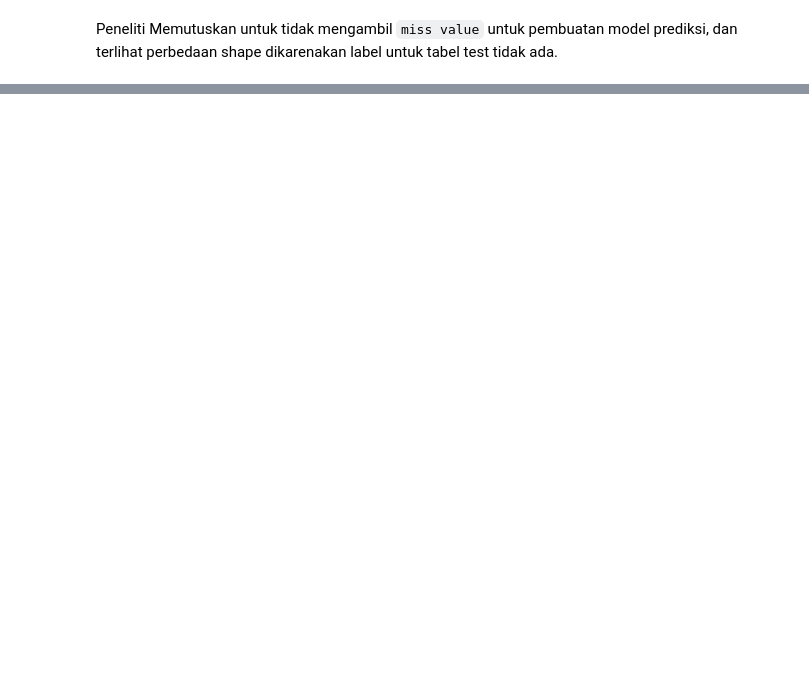
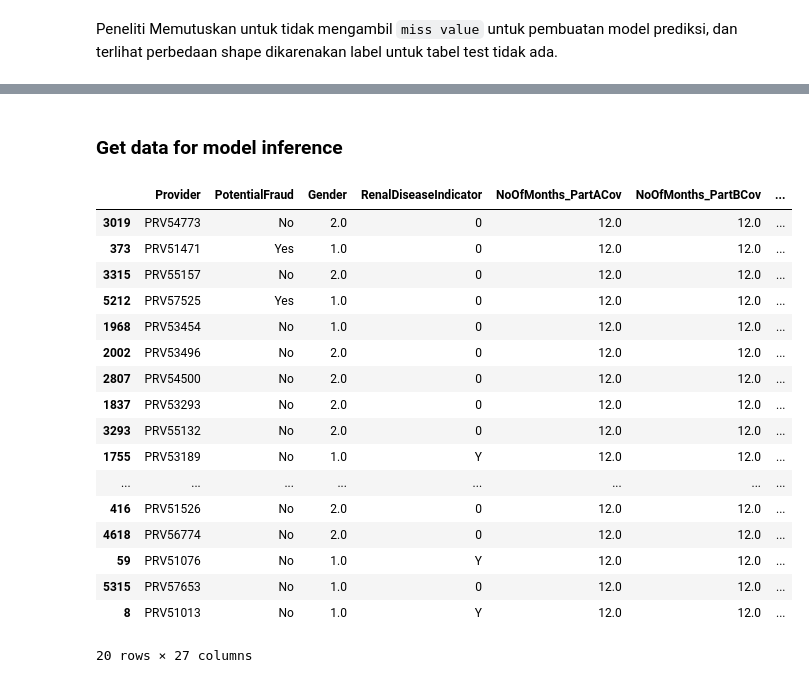
Before and after one commit to suma-bimantoro-andru/Machine-Learning, a Jupyter notebook: Healthcare Provider Fraud Detection/Medicare Provider Fraud Detection.ipynb, the cells around one changed output, grey strips where cells are left out. Saved outputs shown, nothing was run; the diff lists cells and outputs as text; code cells hidden in the pictures; blank space fills up the shorter version.

Commit message:
data inf

```diff
--- a/Healthcare Provider Fraud Detection/Medicare Provider Fraud Detection.ipynb
+++ b/Healthcare Provider Fraud Detection/Medicare Provider Fraud Detection.ipynb
@@ -99,0 +64,17 @@ final_test
+# %%
+#merge 1 n 3 with Provider Foregn key
+data1n3=pd.merge(data1,data3new,on='Provider',how='left')
+datates1n3=pd.merge(datates1,data3tesnew,on='Provider',how='left')
+# %%
+#merge 1,3 and 2
+data13n2=pd.merge(data2new,data1n3,on='BeneID',how='outer')
+datates1n3=pd.merge(data2tesnew,datates1n3,on='BeneID',how='outer')
+# %%
+#merge 132 and 4
+data132n4=pd.merge(data4new,data13n2,on='Provider',how='outer')
+datatese132n4=pd.merge(data4tesnew,datates1n3,on='Provider',how='outer')
+# %%
+remove_columns=['BeneID']
+
+final_train=data132n4.drop(columns=remove_columns, axis=1)
+final_test=datatese132n4.drop(columns=remove_columns, axis=1)
@@ -203,0 +204,25 @@ Peneliti Memutuskan untuk tidak mengambil `miss value` untuk pembuatan model pre
+# %% [markdown]
+### Get data for model inference
+# %%
+## Get data for model inference
+data_inf = final_train.sample(20, random_state=30)
+data_inf
+# %% [output]
+|  | Provider | PotentialFraud | Gender | RenalDiseaseIndicator | NoOfMonths_PartACov | NoOfMonths_PartBCov | ... |
+| 3019 | PRV54773 | No | 2.0 | 0 | 12.0 | 12.0 | ... |
+| 373 | PRV51471 | Yes | 1.0 | 0 | 12.0 | 12.0 | ... |
+| 3315 | PRV55157 | No | 2.0 | 0 | 12.0 | 12.0 | ... |
+| 5212 | PRV57525 | Yes | 1.0 | 0 | 12.0 | 12.0 | ... |
+| 1968 | PRV53454 | No | 1.0 | 0 | 12.0 | 12.0 | ... |
+| 2002 | PRV53496 | No | 2.0 | 0 | 12.0 | 12.0 | ... |
+| 2807 | PRV54500 | No | 2.0 | 0 | 12.0 | 12.0 | ... |
+| 1837 | PRV53293 | No | 2.0 | 0 | 12.0 | 12.0 | ... |
+| 3293 | PRV55132 | No | 2.0 | 0 | 12.0 | 12.0 | ... |
+| 1755 | PRV53189 | No | 1.0 | Y | 12.0 | 12.0 | ... |
+| ... | ... | ... | ... | ... | ... | ... | ... |
+| 416 | PRV51526 | No | 2.0 | 0 | 12.0 | 12.0 | ... |
+| 4618 | PRV56774 | No | 2.0 | 0 | 12.0 | 12.0 | ... |
+| 59 | PRV51076 | No | 1.0 | Y | 12.0 | 12.0 | ... |
+| 5315 | PRV57653 | No | 1.0 | 0 | 12.0 | 12.0 | ... |
+| 8 | PRV51013 | No | 1.0 | Y | 12.0 | 12.0 | ... |
+20 rows × 27 columns
```
Also changed, not shown: parts of 17 cells of this notebook.
